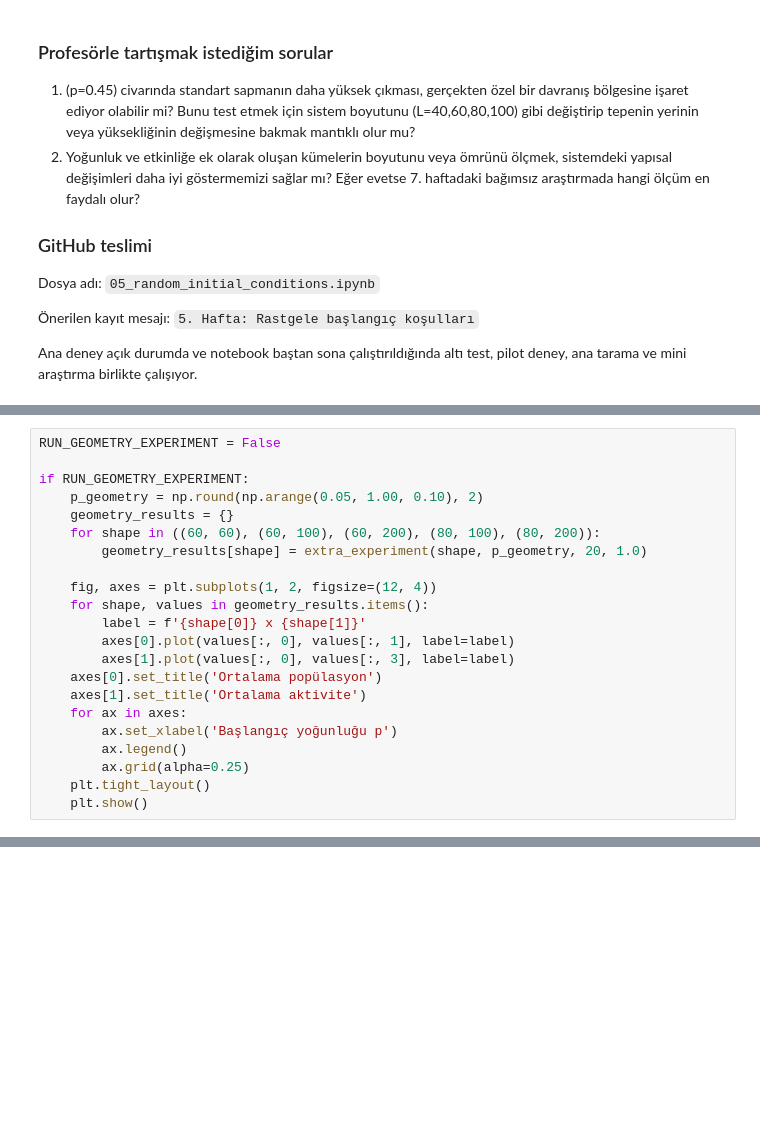
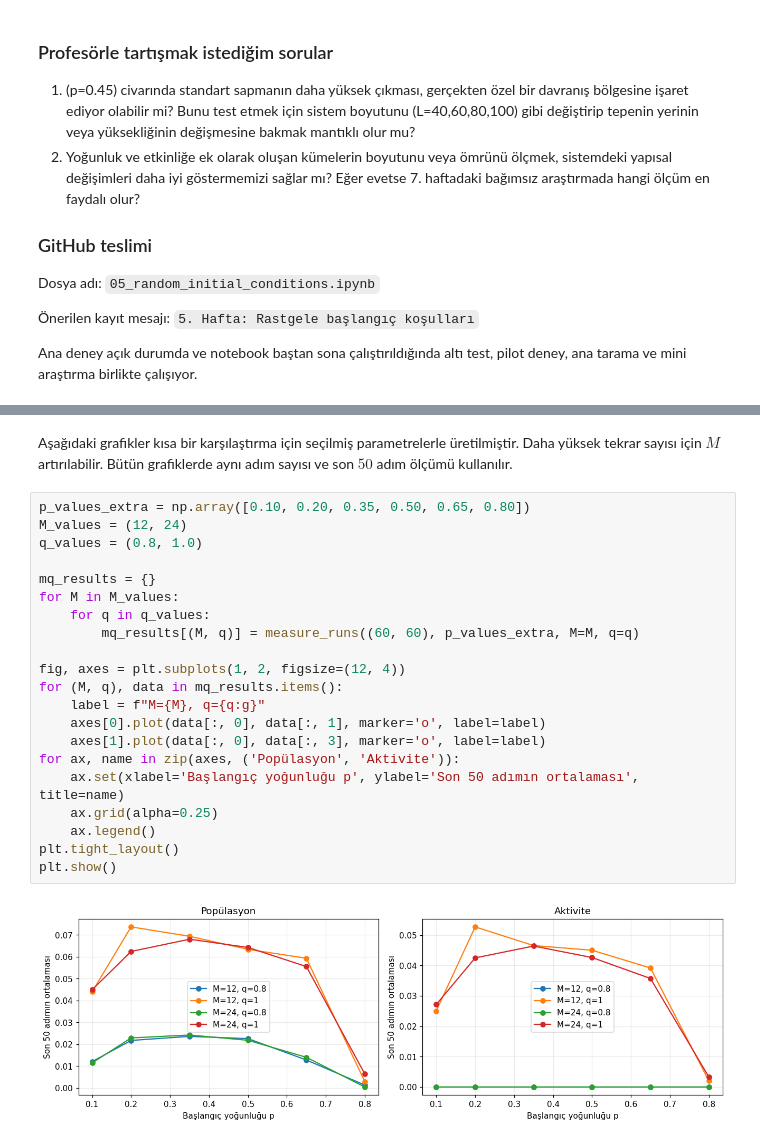
Before and after one commit to yildizaliyigit067-dotcom/CA, a Jupyter notebook: 05_random_initial_conditions.ipynb, the cells around one changed output, grey strips where cells are left out. Drawn from its saved outputs; the diff is of its cells as text; blank space fills up the shorter version.

```diff
--- a/05_random_initial_conditions.ipynb
+++ b/05_random_initial_conditions.ipynb
@@ -783,22 +714,0 @@ Periyodik sınır koşullarını koruyarak farklı boyutlardaki ızgaraları kar
-# %%
-RUN_GEOMETRY_EXPERIMENT = False
-
-if RUN_GEOMETRY_EXPERIMENT:
-    p_geometry = np.round(np.arange(0.05, 1.00, 0.10), 2)
-    geometry_results = {}
-    for shape in ((60, 60), (60, 100), (60, 200), (80, 100), (80, 200)):
-        geometry_results[shape] = extra_experiment(shape, p_geometry, 20, 1.0)
-
-    fig, axes = plt.subplots(1, 2, figsize=(12, 4))
-    for shape, values in geometry_results.items():
-        label = f'{shape[0]} x {shape[1]}'
-        axes[0].plot(values[:, 0], values[:, 1], label=label)
-        axes[1].plot(values[:, 0], values[:, 3], label=label)
-    axes[0].set_title('Ortalama popülasyon')
-    axes[1].set_title('Ortalama aktivite')
-    for ax in axes:
-        ax.set_xlabel('Başlangıç yoğunluğu p')
-        ax.legend()
-        ax.grid(alpha=0.25)
-    plt.tight_layout()
-    plt.show()
@@ -843,0 +762,25 @@ Tekrar sayısını artırmak, ortalama ve standart sapmanın tahminini daha kara
+# %% [markdown]
+Aşağıdaki grafikler kısa bir karşılaştırma için seçilmiş parametrelerle üretilmiştir. Daha yüksek tekrar sayısı için $M$ artırılabilir. Bütün grafiklerde aynı adım sayısı ve son $50$ adım ölçümü kullanılır.
+# %%
+p_values_extra = np.array([0.10, 0.20, 0.35, 0.50, 0.65, 0.80])
+M_values = (12, 24)
+q_values = (0.8, 1.0)
+
+mq_results = {}
+for M in M_values:
+    for q in q_values:
+        mq_results[(M, q)] = measure_runs((60, 60), p_values_extra, M=M, q=q)
+
+fig, axes = plt.subplots(1, 2, figsize=(12, 4))
+for (M, q), data in mq_results.items():
+    label = f"M={M}, q={q:g}"
+    axes[0].plot(data[:, 0], data[:, 1], marker='o', label=label)
+    axes[1].plot(data[:, 0], data[:, 3], marker='o', label=label)
+for ax, name in zip(axes, ('Popülasyon', 'Aktivite')):
+    ax.set(xlabel='Başlangıç yoğunluğu p', ylabel='Son 50 adımın ortalaması', title=name)
+    ax.grid(alpha=0.25)
+    ax.legend()
+plt.tight_layout()
+plt.show()
+# %% [output]
+[figure, added]
```
Also changed, not shown: parts of 16 cells of this notebook.
